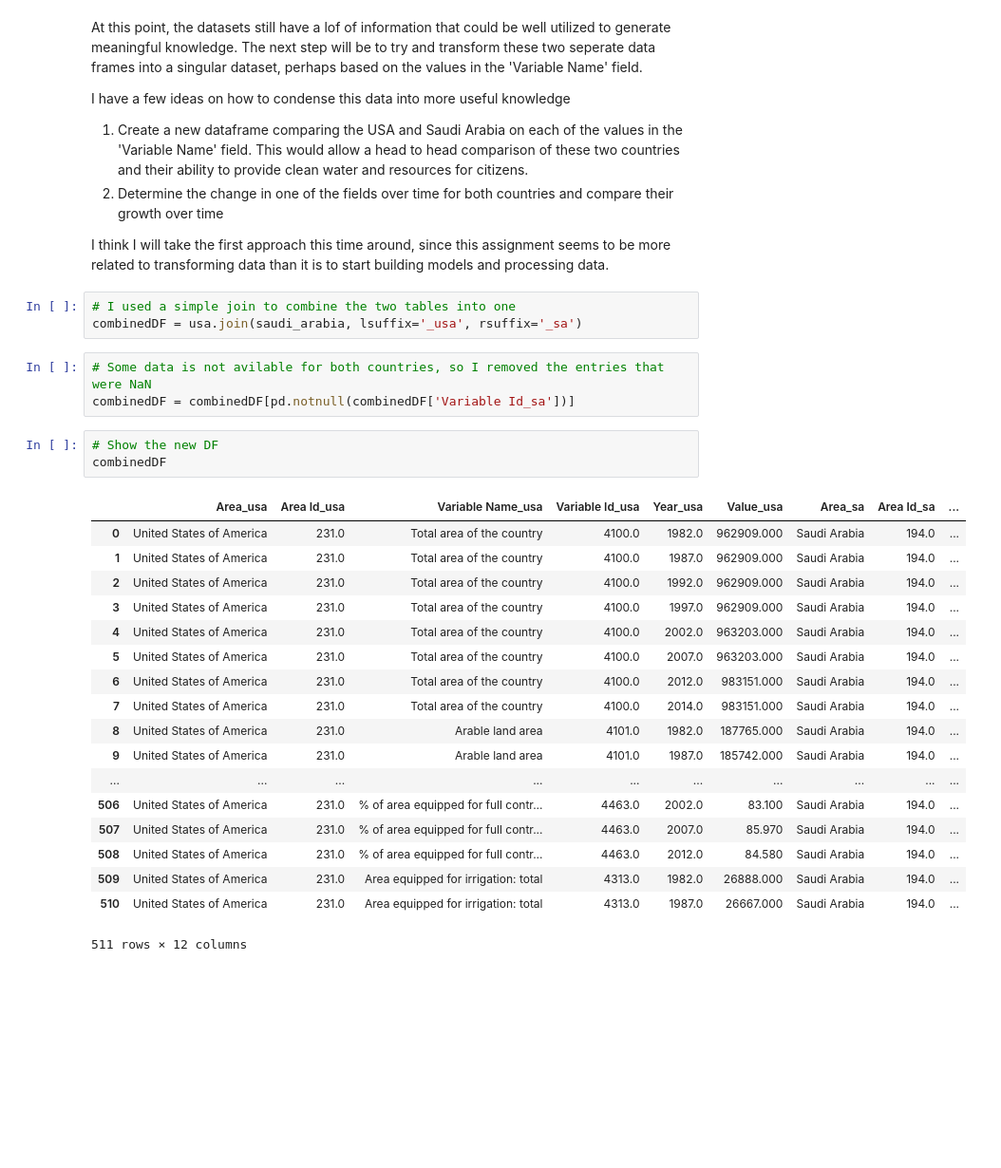
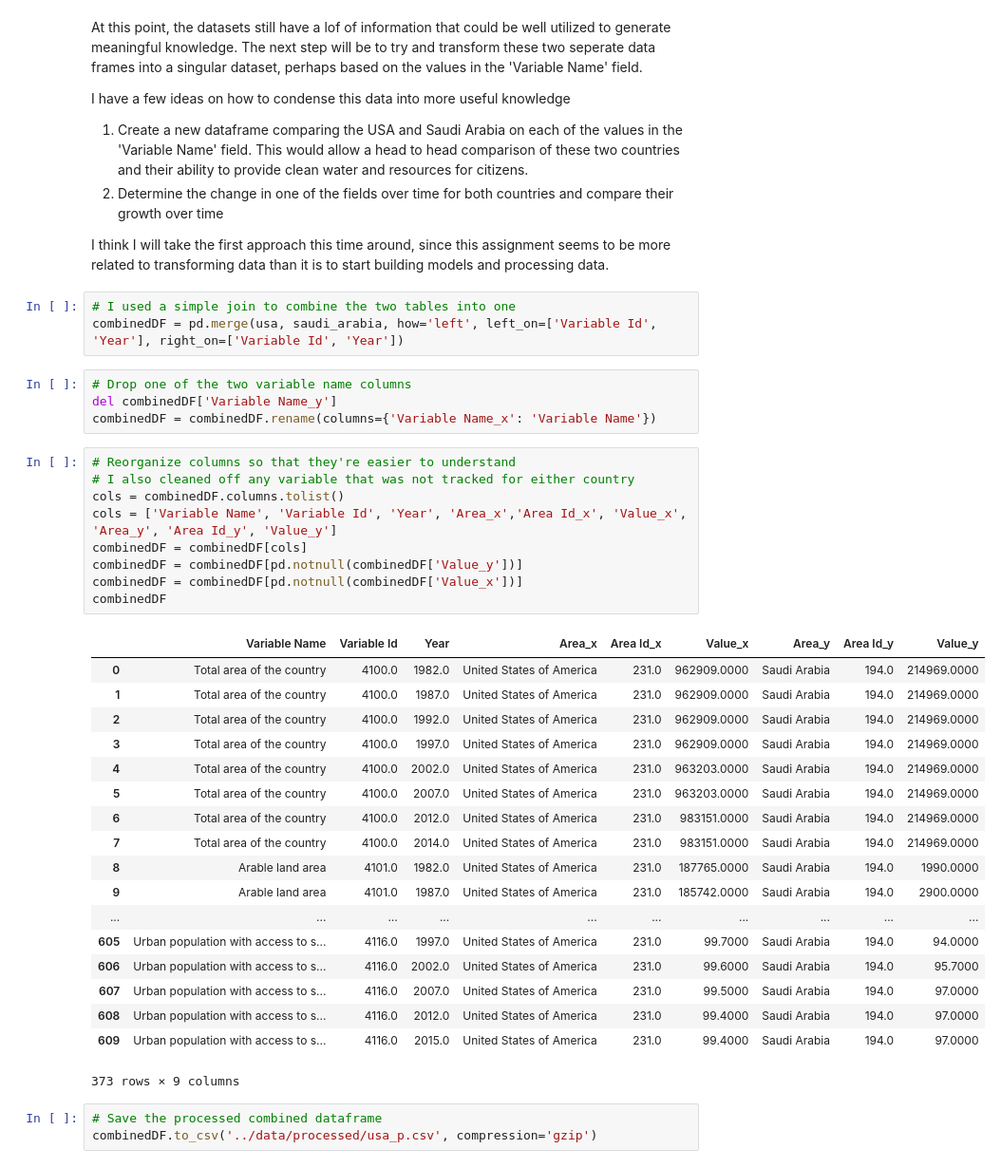
Before and after one commit to patrickcanny/EECS731, a Jupyter notebook: notebooks/10MinsToPandas.ipynb, the cells around one changed output. Shown at 95% size. Cells and saved outputs as stored; diff of their text form; blank space fills up the shorter version.

```diff
--- a/notebooks/10MinsToPandas.ipynb
+++ b/notebooks/10MinsToPandas.ipynb
@@ -85,29 +85,39 @@ I have a few ideas on how to condense this data into more useful knowledge
 I think I will take the first approach this time around, since this assignment seems to be more related to transforming data than it is to start building models and processing data.
 # %%
 # I used a simple join to combine the two tables into one
-combinedDF = usa.join(saudi_arabia, lsuffix='_usa', rsuffix='_sa')
+combinedDF = pd.merge(usa, saudi_arabia, how='left', left_on=['Variable Id', 'Year'], right_on=['Variable Id', 'Year'])
-# %%
-# Some data is not avilable for both countries, so I removed the entries that were NaN
-combinedDF = combinedDF[pd.notnull(combinedDF['Variable Id_sa'])]
-# %%
-# Show the new DF
-combinedDF
-# %% [output]
-|  | Area_usa | Area Id_usa | Variable Name_usa | Variable Id_usa | Year_usa | Value_usa | Area_sa | Area Id_sa | ... |
-| 0 | United States of America | 231.0 | Total area of the country | 4100.0 | 1982.0 | 962909.000 | Saudi Arabia | 194.0 | ... |
-| 1 | United States of America | 231.0 | Total area of the country | 4100.0 | 1987.0 | 962909.000 | Saudi Arabia | 194.0 | ... |
-| 2 | United States of America | 231.0 | Total area of the country | 4100.0 | 1992.0 | 962909.000 | Saudi Arabia | 194.0 | ... |
-| 3 | United States of America | 231.0 | Total area of the country | 4100.0 | 1997.0 | 962909.000 | Saudi Arabia | 194.0 | ... |
-| 4 | United States of America | 231.0 | Total area of the country | 4100.0 | 2002.0 | 963203.000 | Saudi Arabia | 194.0 | ... |
-| 5 | United States of America | 231.0 | Total area of the country | 4100.0 | 2007.0 | 963203.000 | Saudi Arabia | 194.0 | ... |
-| 6 | United States of America | 231.0 | Total area of the country | 4100.0 | 2012.0 | 983151.000 | Saudi Arabia | 194.0 | ... |
-| 7 | United States of America | 231.0 | Total area of the country | 4100.0 | 2014.0 | 983151.000 | Saudi Arabia | 194.0 | ... |
-| 8 | United States of America | 231.0 | Arable land area | 4101.0 | 1982.0 | 187765.000 | Saudi Arabia | 194.0 | ... |
-| 9 | United States of America | 231.0 | Arable land area | 4101.0 | 1987.0 | 185742.000 | Saudi Arabia | 194.0 | ... |
-| ... | ... | ... | ... | ... | ... | ... | ... | ... | ... |
-| 506 | United States of America | 231.0 | % of area equipped for full contr... | 4463.0 | 2002.0 | 83.100 | Saudi Arabia | 194.0 | ... |
-| 507 | United States of America | 231.0 | % of area equipped for full contr... | 4463.0 | 2007.0 | 85.970 | Saudi Arabia | 194.0 | ... |
-| 508 | United States of America | 231.0 | % of area equipped for full contr... | 4463.0 | 2012.0 | 84.580 | Saudi Arabia | 194.0 | ... |
-| 509 | United States of America | 231.0 | Area equipped for irrigation: total | 4313.0 | 1982.0 | 26888.000 | Saudi Arabia | 194.0 | ... |
-| 510 | United States of America | 231.0 | Area equipped for irrigation: total | 4313.0 | 1987.0 | 26667.000 | Saudi Arabia | 194.0 | ... |
-511 rows × 12 columns
+# %%
+# Drop one of the two variable name columns
+del combinedDF['Variable Name_y']
+combinedDF = combinedDF.rename(columns={'Variable Name_x': 'Variable Name'})
+# %%
+# Reorganize columns so that they're easier to understand
+# I also cleaned off any variable that was not tracked for either country
+cols = combinedDF.columns.tolist()
+cols = ['Variable Name', 'Variable Id', 'Year', 'Area_x','Area Id_x', 'Value_x', 'Area_y', 'Area Id_y', 'Value_y']
+combinedDF = combinedDF[cols]
+combinedDF = combinedDF[pd.notnull(combinedDF['Value_y'])]
+combinedDF = combinedDF[pd.notnull(combinedDF['Value_x'])]
+combinedDF
+# %% [output]
+|  | Variable Name | Variable Id | Year | Area_x | Area Id_x | Value_x | Area_y | Area Id_y | Value_y |
+| 0 | Total area of the country | 4100.0 | 1982.0 | United States of America | 231.0 | 962909.0000 | Saudi Arabia | 194.0 | 214969.0000 |
+| 1 | Total area of the country | 4100.0 | 1987.0 | United States of America | 231.0 | 962909.0000 | Saudi Arabia | 194.0 | 214969.0000 |
+| 2 | Total area of the country | 4100.0 | 1992.0 | United States of America | 231.0 | 962909.0000 | Saudi Arabia | 194.0 | 214969.0000 |
+| 3 | Total area of the country | 4100.0 | 1997.0 | United States of America | 231.0 | 962909.0000 | Saudi Arabia | 194.0 | 214969.0000 |
+| 4 | Total area of the country | 4100.0 | 2002.0 | United States of America | 231.0 | 963203.0000 | Saudi Arabia | 194.0 | 214969.0000 |
+| 5 | Total area of the country | 4100.0 | 2007.0 | United States of America | 231.0 | 963203.0000 | Saudi Arabia | 194.0 | 214969.0000 |
+| 6 | Total area of the country | 4100.0 | 2012.0 | United States of America | 231.0 | 983151.0000 | Saudi Arabia | 194.0 | 214969.0000 |
+| 7 | Total area of the country | 4100.0 | 2014.0 | United States of America | 231.0 | 983151.0000 | Saudi Arabia | 194.0 | 214969.0000 |
+| 8 | Arable land area | 4101.0 | 1982.0 | United States of America | 231.0 | 187765.0000 | Saudi Arabia | 194.0 | 1990.0000 |
+| 9 | Arable land area | 4101.0 | 1987.0 | United States of America | 231.0 | 185742.0000 | Saudi Arabia | 194.0 | 2900.0000 |
+| ... | ... | ... | ... | ... | ... | ... | ... | ... | ... |
+| 605 | Urban population with access to s... | 4116.0 | 1997.0 | United States of America | 231.0 | 99.7000 | Saudi Arabia | 194.0 | 94.0000 |
+| 606 | Urban population with access to s... | 4116.0 | 2002.0 | United States of America | 231.0 | 99.6000 | Saudi Arabia | 194.0 | 95.7000 |
+| 607 | Urban population with access to s... | 4116.0 | 2007.0 | United States of America | 231.0 | 99.5000 | Saudi Arabia | 194.0 | 97.0000 |
+| 608 | Urban population with access to s... | 4116.0 | 2012.0 | United States of America | 231.0 | 99.4000 | Saudi Arabia | 194.0 | 97.0000 |
+| 609 | Urban population with access to s... | 4116.0 | 2015.0 | United States of America | 231.0 | 99.4000 | Saudi Arabia | 194.0 | 97.0000 |
+373 rows × 9 columns
+# %%
+# Save the processed combined dataframe
+combinedDF.to_csv('../data/processed/usa_p.csv', compression='gzip')
```
Also changed, not shown: parts of 1 cell of this notebook.
